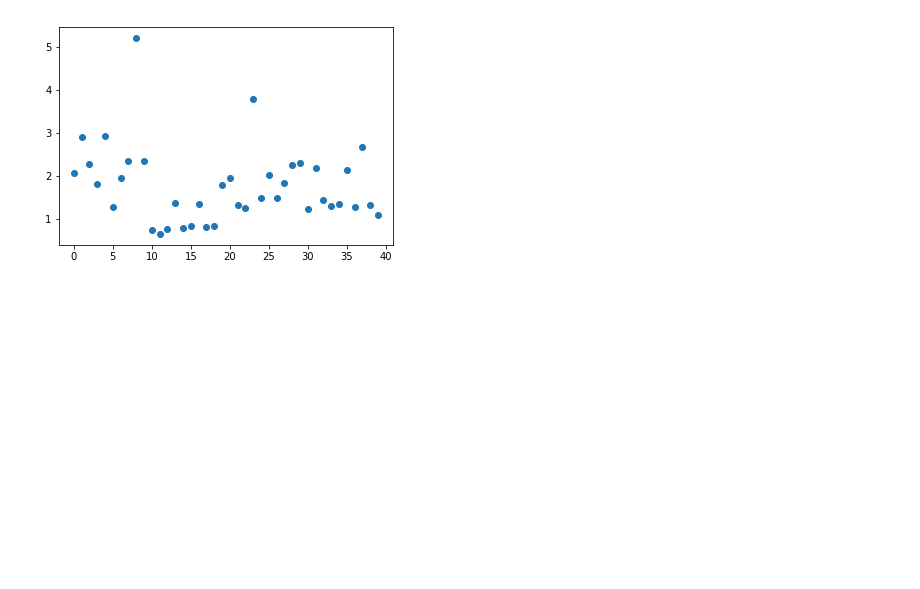
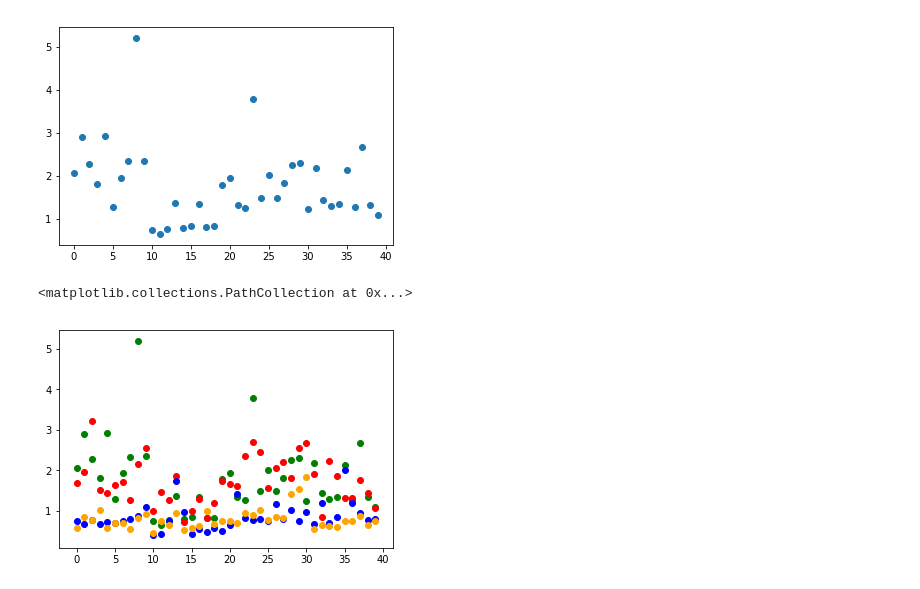
Before and after one commit to MaximilianKoegl/jupyterNotebookExercise, a Jupyter notebook: Untitled.ipynb, the cells around one changed output. Drawn from its saved outputs; the diff is of its cells as text; code cells hidden in the pictures; blank space fills up the shorter version.

Commit message:
Added mulitple color scatterplot

```diff
--- a/Untitled.ipynb
+++ b/Untitled.ipynb
@@ -79,3 +79,11 @@ scatter(ID, pd)
 # %% [output]
 <matplotlib.collections.PathCollection at 0x...>
 [figure]
+# %%
+scatter(ID,pd, color = 'green')
+scatter(ID,pn, color = 'red')
+scatter(ID,an, color = 'blue')
+scatter(ID,ad, color = 'orange')
+# %% [output]
+<matplotlib.collections.PathCollection at 0x...>
+[figure, added]
```
Also changed, not shown: parts of 1 cell of this notebook.
